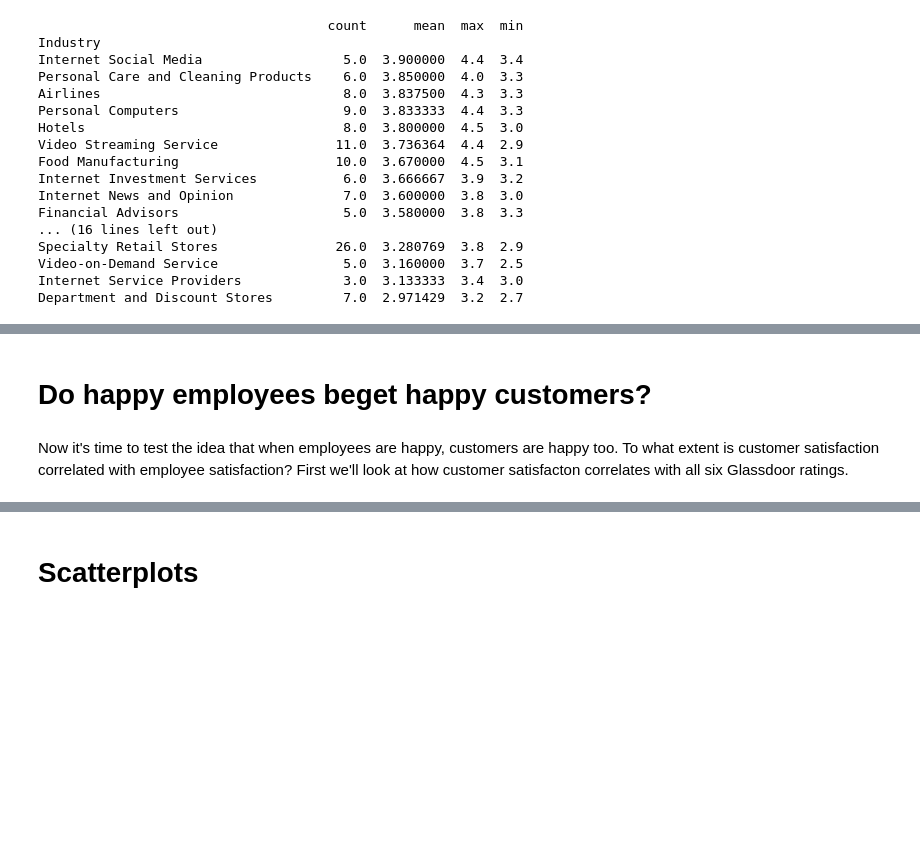
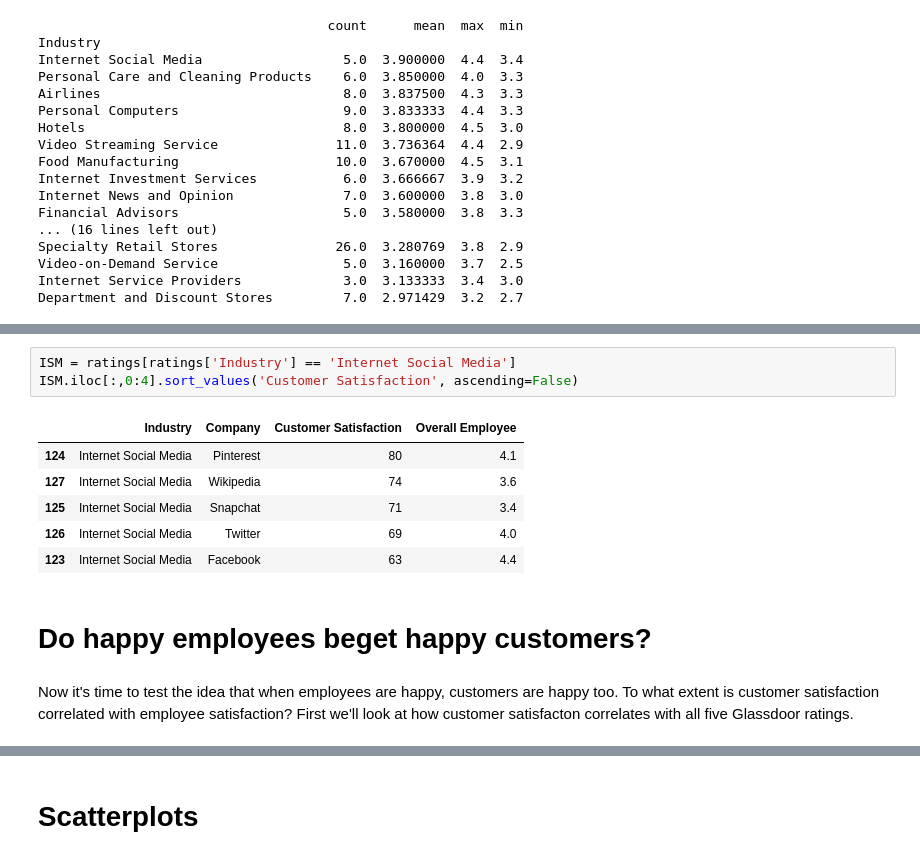
Before and after one commit to DDArmstrong/Customer_Employee_Happiness, a Jupyter notebook: PYTH225_Project_Where's_the_happiness?.ipynb, the cells around one changed output, grey strips where cells are left out. Drawn from its saved outputs; the diff is of its cells as text; blank space fills up the shorter version.

```diff
--- a/PYTH225_Project_Where's_the_happiness?.ipynb
+++ b/PYTH225_Project_Where's_the_happiness?.ipynb
@@ -178,7 +174,17 @@ Department and Discount Stores         7.0  2.971429  3.2  2.7
+# %%
+ISM = ratings[ratings['Industry'] == 'Internet Social Media']
+ISM.iloc[:,0:4].sort_values('Customer Satisfaction', ascending=False)
+# %% [output]
+|  | Industry | Company | Customer Satisfaction | Overall Employee |
+| 124 | Internet Social Media | Pinterest | 80 | 4.1 |
+| 127 | Internet Social Media | Wikipedia | 74 | 3.6 |
+| 125 | Internet Social Media | Snapchat | 71 | 3.4 |
+| 126 | Internet Social Media | Twitter | 69 | 4.0 |
+| 123 | Internet Social Media | Facebook | 63 | 4.4 |
 # %% [markdown]
 # Do happy employees beget happy customers?
 # %% [markdown]
-Now it's time to test the idea that when employees are happy, customers are happy too. To what extent is customer satisfaction correlated with employee satisfaction? First we'll look at how customer satisfacton correlates with all six Glassdoor ratings.
+Now it's time to test the idea that when employees are happy, customers are happy too. To what extent is customer satisfaction correlated with employee satisfaction? First we'll look at how customer satisfacton correlates with all five Glassdoor ratings.
 # %%
 # p-value method from https://stackoverflow.com/questions/25571882/pandas-columns-correlation-with-statistical-significance
 
```
Also changed, not shown: parts of 21 cells of this notebook.
